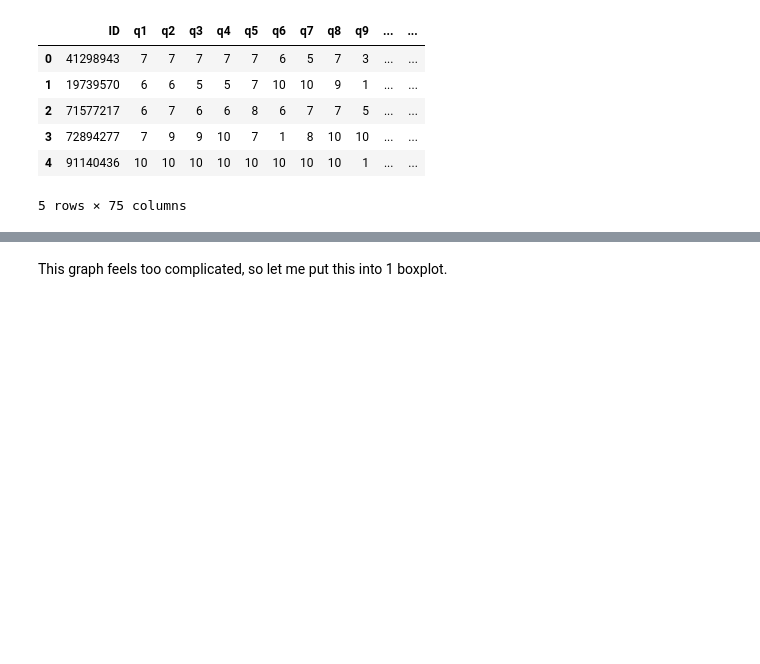
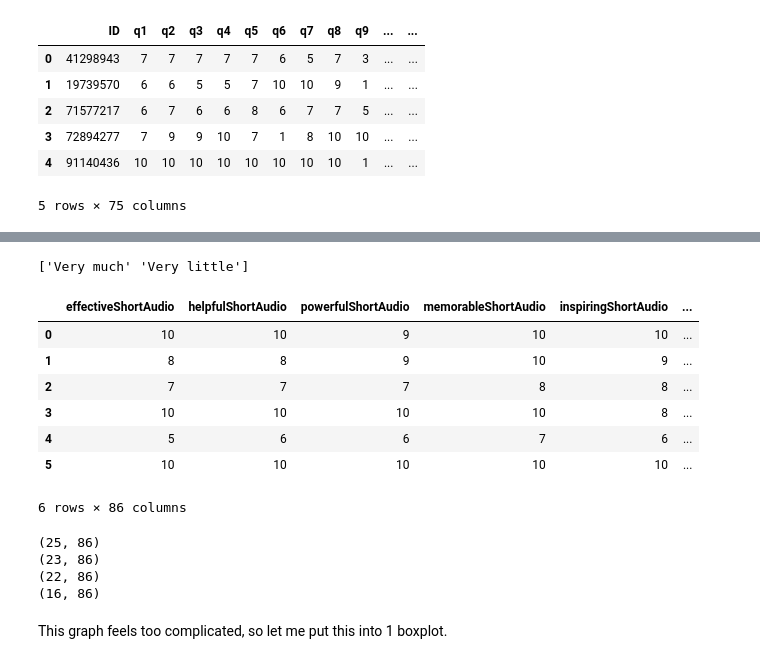
Before and after one commit to jghuynh/Story-Medias-Of-Survivors-Of-Clerical-Sexual-Abuse-Data-Analysis, a Jupyter notebook: GRA_Research_Sexual_Assault_Survival/Analyzing_Responses.ipynb, the cells around one changed output, grey strips where cells are left out. Cells and saved outputs as stored; diff of their text form; code cells hidden in the pictures; blank space fills up the shorter version.

```diff
--- a/GRA_Research_Sexual_Assault_Survival/Analyzing_Responses.ipynb
+++ b/GRA_Research_Sexual_Assault_Survival/Analyzing_Responses.ipynb
@@ -1349,3 +1557,37 @@ preSurveyQs = toReverseAllColumns(preSurveyQs, columnsToReverse)
+# %%
+# numerizeQ73(postHoffmanShortAudio2).head()
+numerizeQ73(postHoffmanShortAudio2)
+# postHoffmanShortAudio2["q73"].replace(['Not at all', 'Very little', "A good deal", "Very much"],
+#                         [1, 3, 7, 10], inplace = True)
+
+# postHoffmanShortAudio2["q73"].unique()
+# %% [output]
+['Very much' 'Very little']
+|  | effectiveShortAudio | helpfulShortAudio | powerfulShortAudio | memorableShortAudio | inspiringShortAudio | ... |
+| 0 | 10 | 10 | 9 | 10 | 10 | ... |
+| 1 | 8 | 8 | 9 | 10 | 9 | ... |
+| 2 | 7 | 7 | 7 | 8 | 8 | ... |
+| 3 | 10 | 10 | 10 | 10 | 8 | ... |
+| 4 | 5 | 6 | 6 | 7 | 6 | ... |
+| 5 | 10 | 10 | 10 | 10 | 10 | ... |
+6 rows × 86 columns
+# %%
+postShortAudio = pd.concat([postWilliamsShortAudio2, postHoffmanShortAudio2, postBrandtShortAudio2])
+print(postShortAudio.shape)
+
+postLongAudio = pd.concat([postWilliamsLongAudio2, postHoffmanLongAudio2, postBrandtLongAudio2])
+print(postLongAudio.shape)
+
+postVideo = pd.concat([postWilliamsVideo2, postHoffmanVideo2, postBrandtVideo2])
+print(postVideo.shape)
+
+postWritten = pd.concat([postWilliamsWritten2, postHoffmanWritten2, postBrandtWritten2])
+print(postWritten.shape)
+# %% [output]
+(25, 86)
+(23, 86)
+(22, 86)
+(16, 86)
 # %%
 moralInjuryQs = (
     categoryQuestiondf >>
```
Also changed, not shown: parts of 33 cells of this notebook.
